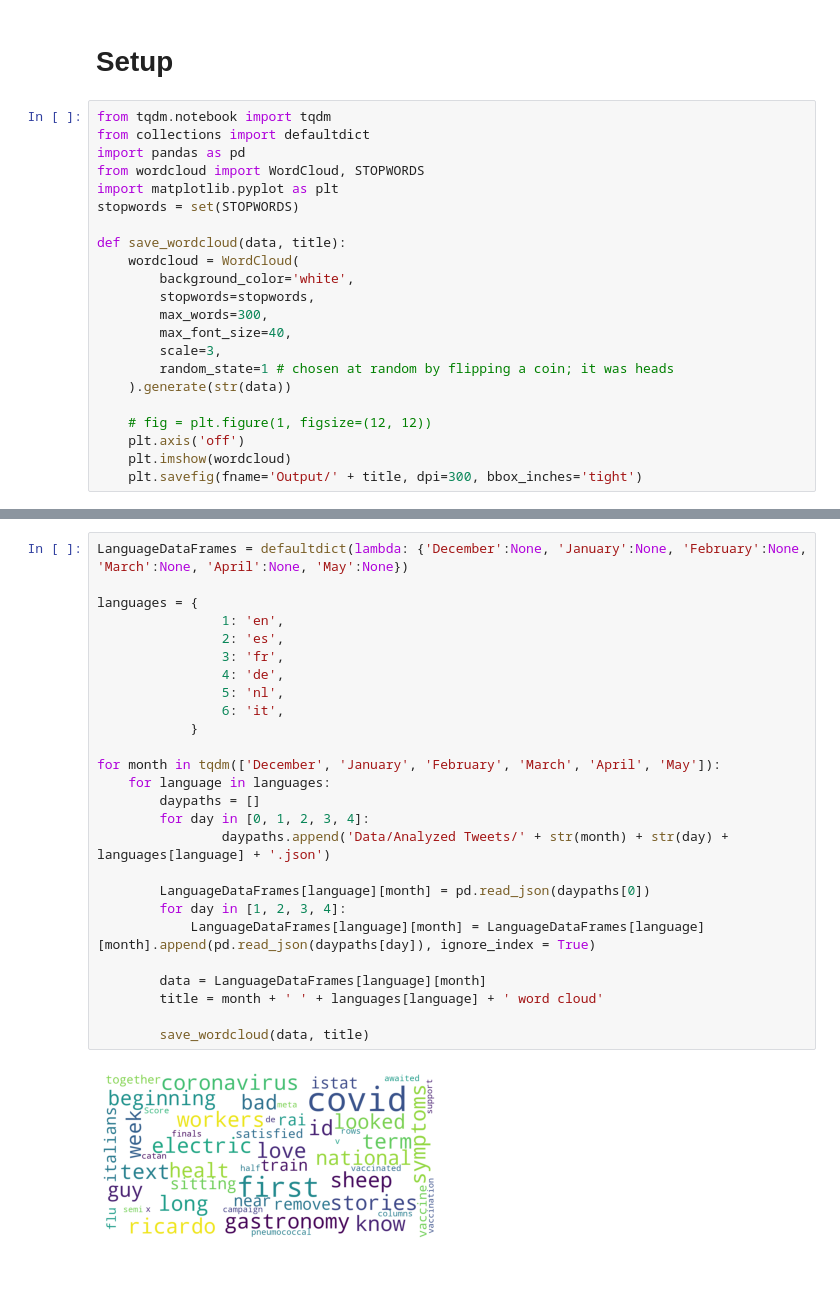
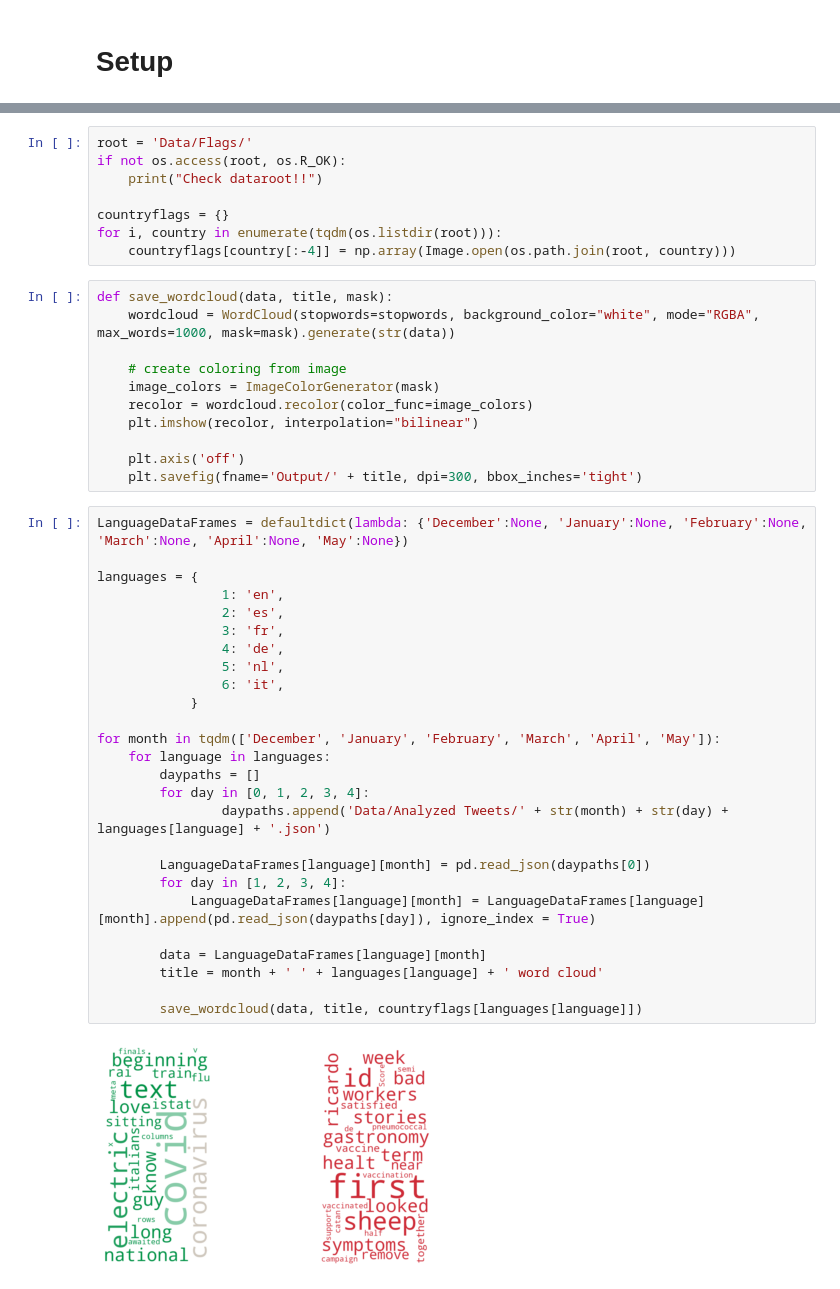
Before and after one commit to AidenWilliams/European-Covid-19-Vaccine-Sentiment-Analyses-On-Twitter-and-Article-Data, a Jupyter notebook: Wordcloud.ipynb, the cells around one changed output, grey strips where cells are left out. Drawn from its saved outputs; the diff is of its cells as text.

Commit message:
nicer wordclouds

```diff
--- a/Wordcloud.ipynb
+++ b/Wordcloud.ipynb
@@ -2,25 +2,3 @@
 # Word Cloud Generation
 # %% [markdown]
 # Setup
-# %%
-from tqdm.notebook import tqdm
-from collections import defaultdict
-import pandas as pd
-from wordcloud import WordCloud, STOPWORDS
-import matplotlib.pyplot as plt
-stopwords = set(STOPWORDS)
-
-def save_wordcloud(data, title):
-    wordcloud = WordCloud(
-        background_color='white',
-        stopwords=stopwords,
-        max_words=300,
-        max_font_size=40,
-        scale=3,
-        random_state=1 # chosen at random by flipping a coin; it was heads
-    ).generate(str(data))
-
-    # fig = plt.figure(1, figsize=(12, 12))
-    plt.axis('off')
-    plt.imshow(wordcloud)
-    plt.savefig(fname='Output/' + title, dpi=300, bbox_inches='tight')
@@ -27,28 +15,47 @@ def save_wordcloud(data, title):
+# %%
+root = 'Data/Flags/'
+if not os.access(root, os.R_OK):
+    print("Check dataroot!!")
+
+countryflags = {}
+for i, country in enumerate(tqdm(os.listdir(root))):
+    countryflags[country[:-4]] = np.array(Image.open(os.path.join(root, country)))
+# %%
+def save_wordcloud(data, title, mask):
+    wordcloud = WordCloud(stopwords=stopwords, background_color="white", mode="RGBA", max_words=1000, mask=mask).generate(str(data))
+
+    # create coloring from image
+    image_colors = ImageColorGenerator(mask)
+    recolor = wordcloud.recolor(color_func=image_colors)
+    plt.imshow(recolor, interpolation="bilinear")
+
+    plt.axis('off')
+    plt.savefig(fname='Output/' + title, dpi=300, bbox_inches='tight')
 # %%
 LanguageDataFrames = defaultdict(lambda: {'December':None, 'January':None, 'February':None, 'March':None, 'April':None, 'May':None})
 
 languages = {
                 1: 'en',
                 2: 'es',
                 3: 'fr',
                 4: 'de',
                 5: 'nl',
                 6: 'it',
             }
 
 for month in tqdm(['December', 'January', 'February', 'March', 'April', 'May']):
     for language in languages:
         daypaths = []
         for day in [0, 1, 2, 3, 4]:
                 daypaths.append('Data/Analyzed Tweets/' + str(month) + str(day) + languages[language] + '.json')
 
         LanguageDataFrames[language][month] = pd.read_json(daypaths[0])
         for day in [1, 2, 3, 4]:
             LanguageDataFrames[language][month] = LanguageDataFrames[language][month].append(pd.read_json(daypaths[day]), ignore_index = True)
 
         data = LanguageDataFrames[language][month]
         title = month + ' ' + languages[language] + ' word cloud'
 
-        save_wordcloud(data, title)
+        save_wordcloud(data, title, countryflags[languages[language]])
 # %% [output]
-[figure, old version]
+[figure, new version]
```
Also changed, not shown: parts of 1 cell of this notebook, 42 other files.
